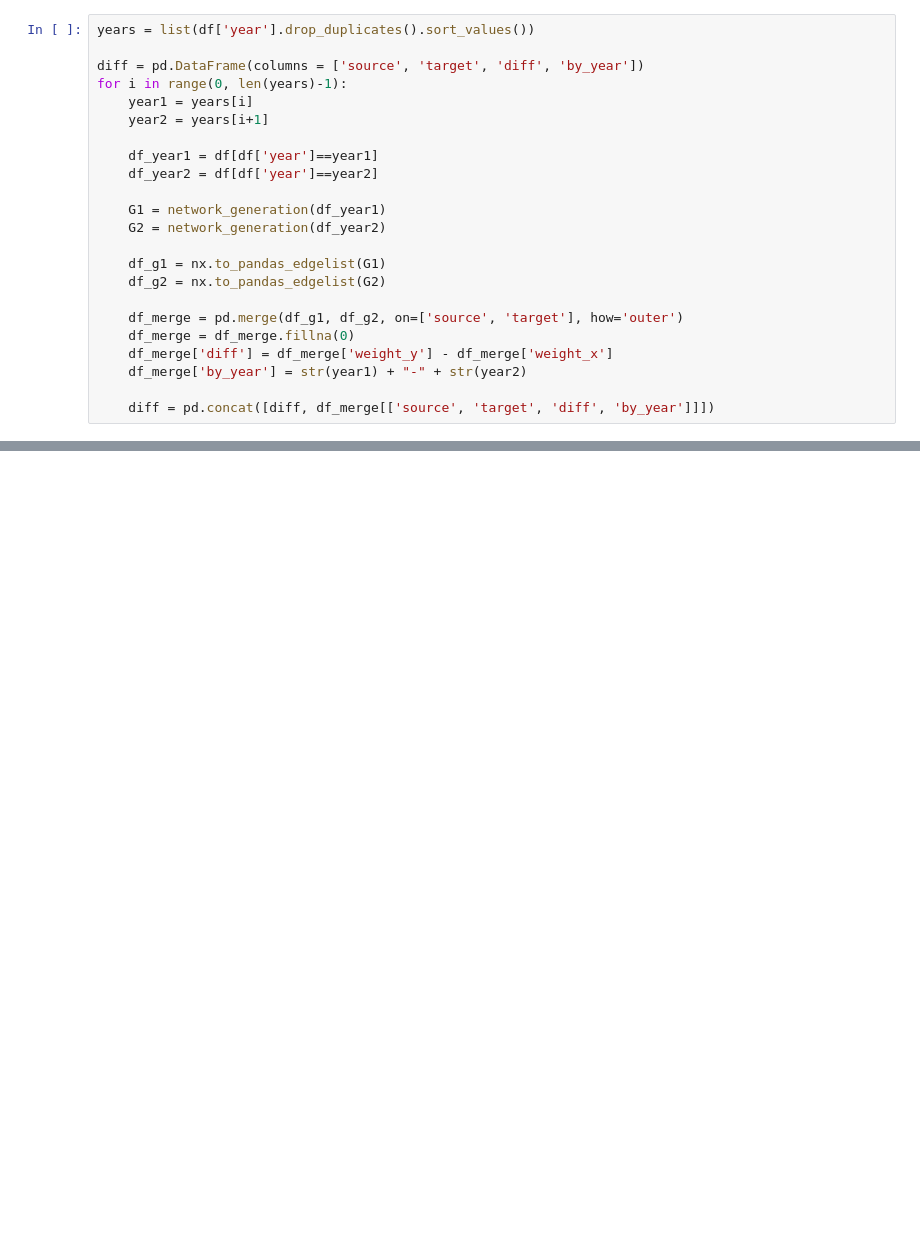
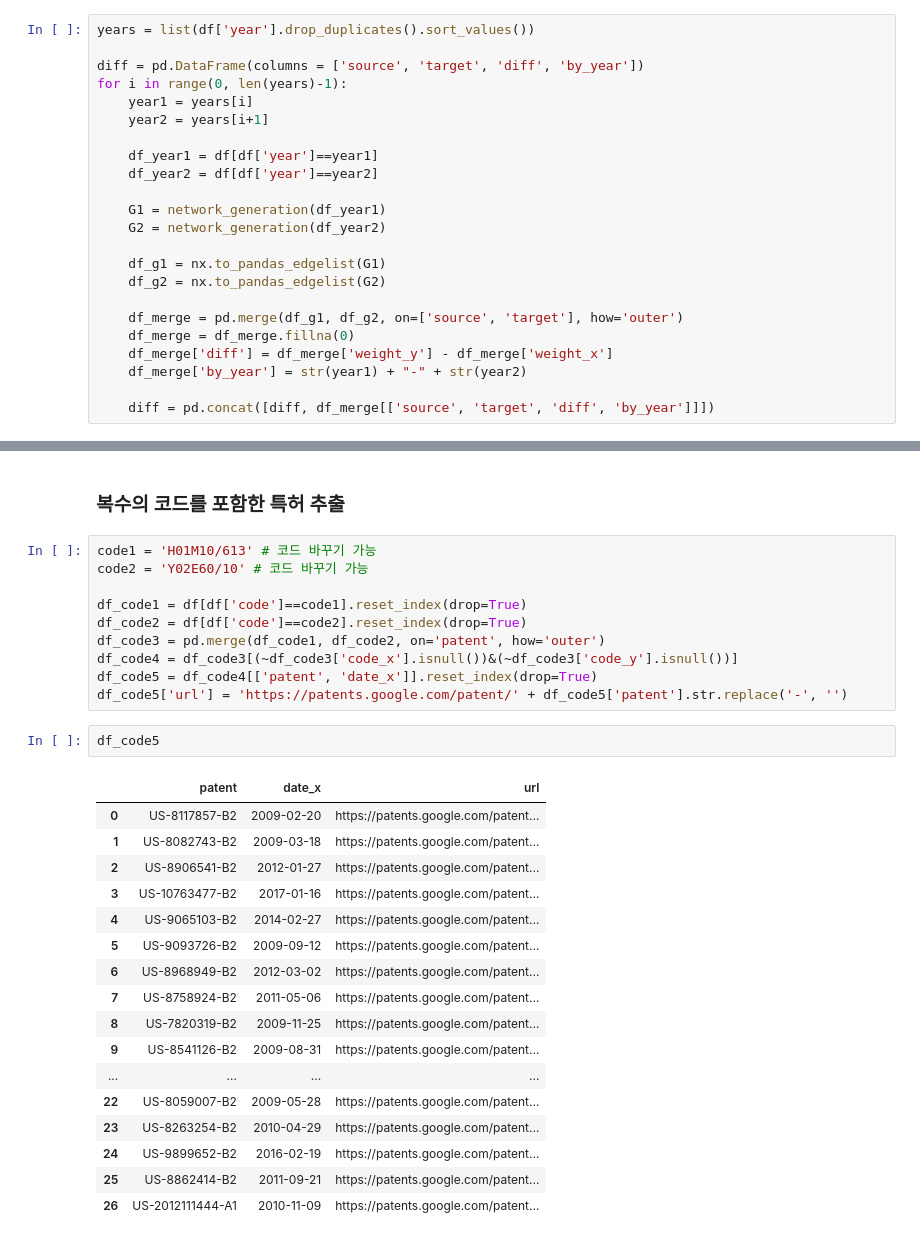
Before and after one commit to kmlee419/patent_analysis, a Jupyter notebook: Tesla_patent_analysis.ipynb, the cells around one changed output, grey strips where cells are left out. Saved outputs shown, nothing was run; the diff lists cells and outputs as text; blank space fills up the shorter version.

```diff
--- a/Tesla_patent_analysis.ipynb
+++ b/Tesla_patent_analysis.ipynb
@@ -147,0 +256,32 @@ diff.sort_values(by='diff', ascending=False).head(20)
+# %% [markdown]
+### 복수의 코드를 포함한 특허 추출
+# %%
+code1 = 'H01M10/613' # 코드 바꾸기 가능
+code2 = 'Y02E60/10' # 코드 바꾸기 가능
+
+df_code1 = df[df['code']==code1].reset_index(drop=True)
+df_code2 = df[df['code']==code2].reset_index(drop=True)
+df_code3 = pd.merge(df_code1, df_code2, on='patent', how='outer')
+df_code4 = df_code3[(~df_code3['code_x'].isnull())&(~df_code3['code_y'].isnull())]
+df_code5 = df_code4[['patent', 'date_x']].reset_index(drop=True)
+df_code5['url'] = 'https://patents.google.com/patent/' + df_code5['patent'].str.replace('-', '')
+# %%
+df_code5
+# %% [output]
+|  | patent | date_x | url |
+| 0 | US-8117857-B2 | 2009-02-20 | https://patents.google.com/patent... |
+| 1 | US-8082743-B2 | 2009-03-18 | https://patents.google.com/patent... |
+| 2 | US-8906541-B2 | 2012-01-27 | https://patents.google.com/patent... |
+| 3 | US-10763477-B2 | 2017-01-16 | https://patents.google.com/patent... |
+| 4 | US-9065103-B2 | 2014-02-27 | https://patents.google.com/patent... |
+| 5 | US-9093726-B2 | 2009-09-12 | https://patents.google.com/patent... |
+| 6 | US-8968949-B2 | 2012-03-02 | https://patents.google.com/patent... |
+| 7 | US-8758924-B2 | 2011-05-06 | https://patents.google.com/patent... |
+| 8 | US-7820319-B2 | 2009-11-25 | https://patents.google.com/patent... |
+| 9 | US-8541126-B2 | 2009-08-31 | https://patents.google.com/patent... |
+| ... | ... | ... | ... |
+| 22 | US-8059007-B2 | 2009-05-28 | https://patents.google.com/patent... |
+| 23 | US-8263254-B2 | 2010-04-29 | https://patents.google.com/patent... |
+| 24 | US-9899652-B2 | 2016-02-19 | https://patents.google.com/patent... |
+| 25 | US-8862414-B2 | 2011-09-21 | https://patents.google.com/patent... |
+| 26 | US-2012111444-A1 | 2010-11-09 | https://patents.google.com/patent... |
```
Also changed, not shown: parts of 14 cells of this notebook.
